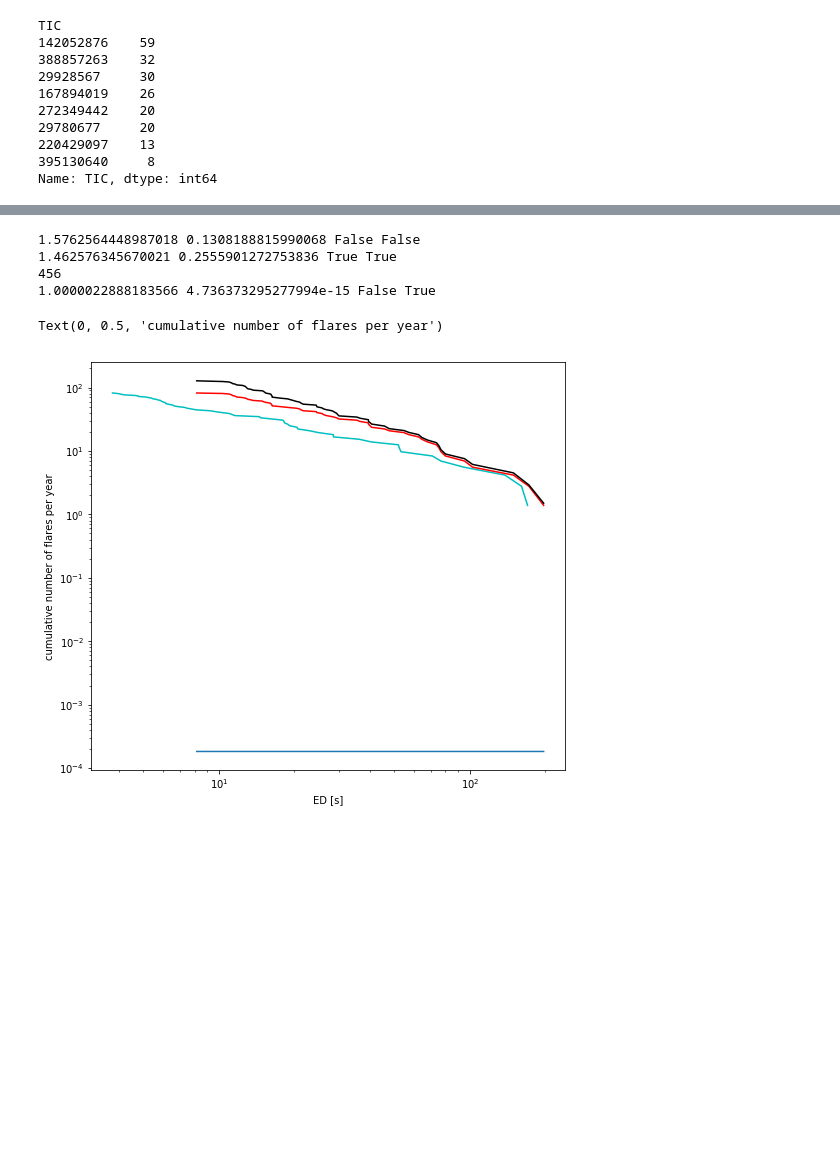
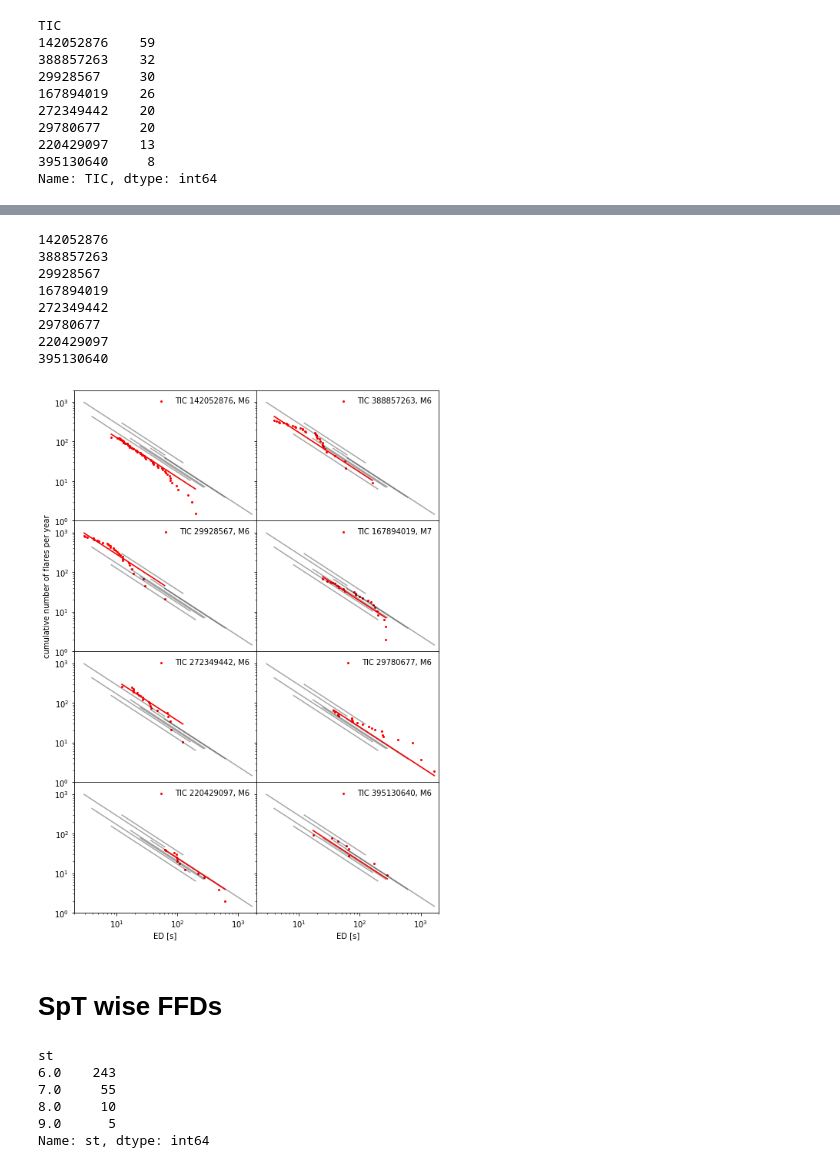
Before and after one commit to ekaterinailin/TESS_UCD_flares, a Jupyter notebook: notebook/NB5_post_analysis.ipynb, the cells around one changed output, grey strips where cells are left out. Drawn from its saved outputs; the diff is of its cells as text; code cells hidden in the pictures; blank space fills up the shorter version.

```diff
--- a/notebook/NB5_post_analysis.ipynb
+++ b/notebook/NB5_post_analysis.ipynb
@@ -77,3 +97,62 @@ Name: TIC, dtype: int64
+# %%
+fig, axes = plt.subplots(nrows=4,ncols=2,figsize=(8.5,12.5), sharex=True, sharey=True, squeeze=True)
+s, c = 4, "r"
+axes = [i for ax in axes for i in ax]
+for ax,TIC in zip(axes,h.index):
+    print(TIC)
+    d = df[df.TIC==TIC]
+    tobs =  d.groupby(["sector"]).total_n_valid_data_points.apply(lambda x: x.iloc[0]).sum()/30./24./365.25
+    ffd = FFD(f=d, tot_obs_time=tobs)
+    ffd.alpha, ffd.alpha_err = 2., 0.2
+#     ed, freq, counts = ffd.ed_and_freq(energy_correction=False,
+#                                 recovery_probability_correction=False,
+#                                  multiple_stars=False)
+
+#     _beta, ffd.beta, ffd.beta_err = ffd.fit_beta_to_powerlaw(ed, freq*ffd.tot_obs_time)
+#     ax.scatter(ed, freq,alpha=.2, c=c, s=s)
+#     ffd.plot_powerlaw(ax, ed, c=c, alpha=0.5)
+
+
+    ed, freq, counts = ffd.ed_and_freq(energy_correction=True,
+                                recovery_probability_correction=True,
+                                 multiple_stars=False)
+    for plot in p:
+        ax.plot(plot[0],plot[1],c="k",alpha=.35)
+    _beta, ffd.beta, ffd.beta_err = ffd.fit_beta_to_powerlaw(ed, freq*ffd.tot_obs_time)
+    ax.scatter(ed, freq, c=c,label=f"TIC {TIC}, M{int(d.st.iloc[0])}", s=s)
+    ffd.plot_powerlaw(ax, ed, c=c, alpha=1)
+    ax.set_xscale("log")
+    ax.set_yscale("log")
+    ax.legend(frameon=False)
+
+    ax.set_xlabel("ED [s]")#"flare energy in TESS band [erg]")
+axes[2].set_ylabel("cumulative number of flares per year")
+plt.ylim(1,2e3)
+plt.xlim(2,2e3)
+fig.subplots_adjust(hspace=0, wspace=0)
+#plt.tight_layout(pad=0.01, w_pad=0., h_pad=-0.5)
+# %% [output]
+142052876
+388857263
+29928567
+167894019
+272349442
+29780677
+220429097
+395130640
+[figure, added]
+# %% [markdown]
+# SpT wise FFDs
+# %%
+h = df.groupby("st").st.count().sort_values(ascending=False).head(8)
+h
+# %% [output]
+st
+6.0    243
+7.0     55
+8.0     10
+9.0      5
+Name: st, dtype: int64
 # %%
 d = df[df.TIC==h.index[0]]
 tobs =  d.groupby(["sector"]).total_n_valid_data_points.apply(lambda x: x.iloc[0]).sum()/30./24./365.25
@@ -105,7 +184,7 @@ ax.plot(ed, freq, c="r", label="ED correction")
 
 eds, freq = [], []
 for n, ED, f in zip(np.rint(5*(1/d.recovery_probability)),
-                    df.ed_rec.sort_values(ascending=True),
+                    df.ed_corr.sort_values(ascending=True),
                     (1./d.recovery_probability).values):
     eds.append(int(n)*[ED])
     freq.append(int(n)*[f])
@@ -129,13 +208,6 @@ plt.xscale('log')
 plt.yscale('log')
 plt.xlabel("ED [s]")#"flare energy in TESS band [erg]")
 plt.ylabel("cumulative number of flares per year")
-# %% [output]
-1.5762564448987018 0.1308188815990068 False False
-1.462576345670021 0.2555901272753836 True True
-456
-1.0000022888183566 4.736373295277994e-15 False True
-Text(0, 0.5, 'cumulative number of flares per year')
-[figure, removed]
 # %%
 df = df[~np.isnan(df.recovery_probability) & (df.recovery_probability > 0.2)]
 df = df.sort_values(by="ed_corr", ascending=False)
```
Also changed, not shown: parts of 1 cell of this notebook, 1 other file.
